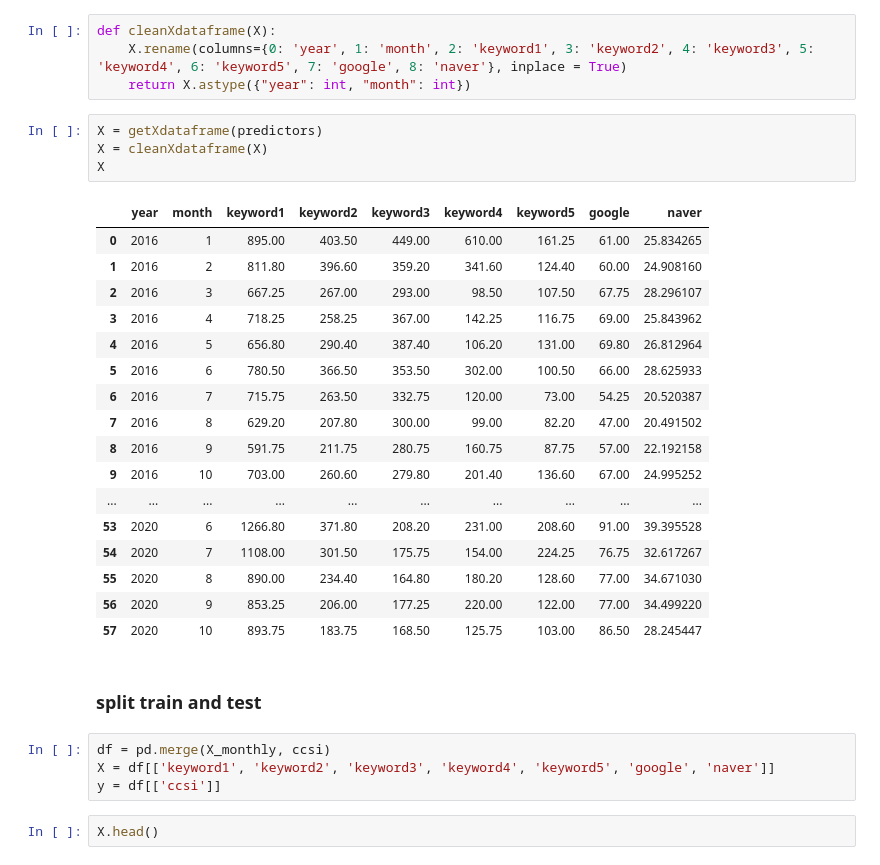
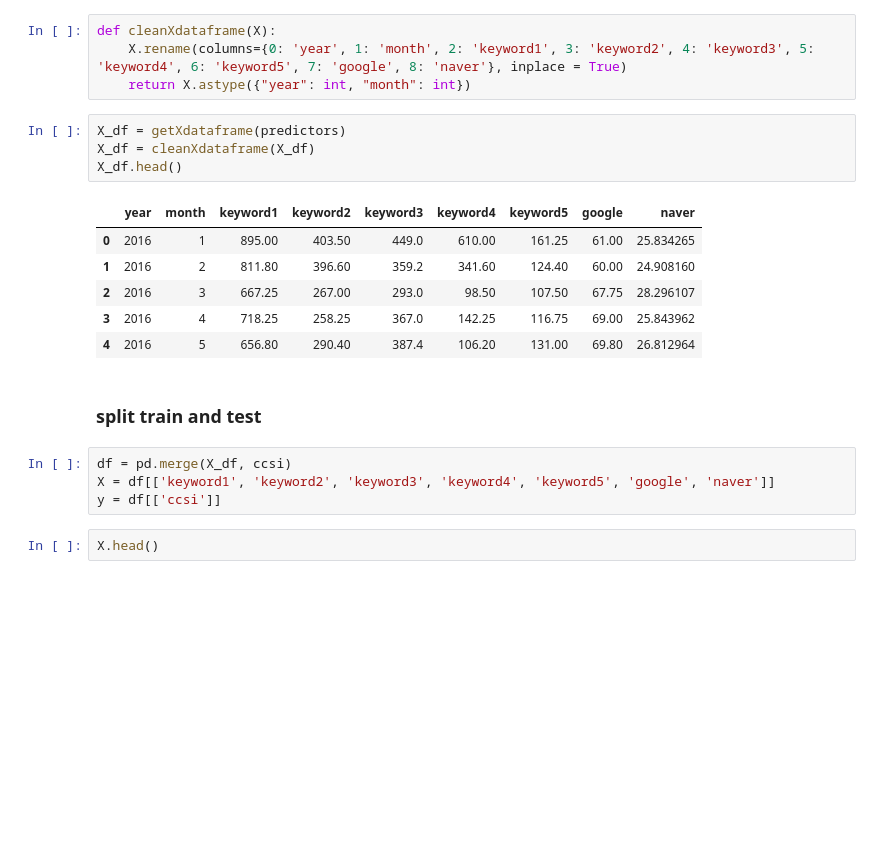
Before and after one commit to 2hyes/CLI-development, a Jupyter notebook: prediction-multiregression.ipynb, the cells around one changed output. Drawn from its saved outputs; the diff is of its cells as text; blank space fills up the shorter version.

```diff
--- a/prediction-multiregression.ipynb
+++ b/prediction-multiregression.ipynb
@@ -154,32 +176,21 @@ def getXdataframe(X):
 def cleanXdataframe(X):
     X.rename(columns={0: 'year', 1: 'month', 2: 'keyword1', 3: 'keyword2', 4: 'keyword3', 5: 'keyword4', 6: 'keyword5', 7: 'google', 8: 'naver'}, inplace = True)
     return X.astype({"year": int, "month": int})
-# %%
-X = getXdataframe(predictors)
-X = cleanXdataframe(X)
-X
-# %% [output]
-|  | year | month | keyword1 | keyword2 | keyword3 | keyword4 | keyword5 | google | naver |
-| 0 | 2016 | 1 | 895.00 | 403.50 | 449.00 | 610.00 | 161.25 | 61.00 | 25.834265 |
-| 1 | 2016 | 2 | 811.80 | 396.60 | 359.20 | 341.60 | 124.40 | 60.00 | 24.908160 |
-| 2 | 2016 | 3 | 667.25 | 267.00 | 293.00 | 98.50 | 107.50 | 67.75 | 28.296107 |
-| 3 | 2016 | 4 | 718.25 | 258.25 | 367.00 | 142.25 | 116.75 | 69.00 | 25.843962 |
-| 4 | 2016 | 5 | 656.80 | 290.40 | 387.40 | 106.20 | 131.00 | 69.80 | 26.812964 |
-| 5 | 2016 | 6 | 780.50 | 366.50 | 353.50 | 302.00 | 100.50 | 66.00 | 28.625933 |
-| 6 | 2016 | 7 | 715.75 | 263.50 | 332.75 | 120.00 | 73.00 | 54.25 | 20.520387 |
-| 7 | 2016 | 8 | 629.20 | 207.80 | 300.00 | 99.00 | 82.20 | 47.00 | 20.491502 |
-| 8 | 2016 | 9 | 591.75 | 211.75 | 280.75 | 160.75 | 87.75 | 57.00 | 22.192158 |
-| 9 | 2016 | 10 | 703.00 | 260.60 | 279.80 | 201.40 | 136.60 | 67.00 | 24.995252 |
-| ... | ... | ... | ... | ... | ... | ... | ... | ... | ... |
-| 53 | 2020 | 6 | 1266.80 | 371.80 | 208.20 | 231.00 | 208.60 | 91.00 | 39.395528 |
-| 54 | 2020 | 7 | 1108.00 | 301.50 | 175.75 | 154.00 | 224.25 | 76.75 | 32.617267 |
-| 55 | 2020 | 8 | 890.00 | 234.40 | 164.80 | 180.20 | 128.60 | 77.00 | 34.671030 |
-| 56 | 2020 | 9 | 853.25 | 206.00 | 177.25 | 220.00 | 122.00 | 77.00 | 34.499220 |
-| 57 | 2020 | 10 | 893.75 | 183.75 | 168.50 | 125.75 | 103.00 | 86.50 | 28.245447 |
+# %%
+X_df = getXdataframe(predictors)
+X_df = cleanXdataframe(X_df)
+X_df.head()
+# %% [output]
+|  | year | month | keyword1 | keyword2 | keyword3 | keyword4 | keyword5 | google | naver |
+| 0 | 2016 | 1 | 895.00 | 403.50 | 449.0 | 610.00 | 161.25 | 61.00 | 25.834265 |
+| 1 | 2016 | 2 | 811.80 | 396.60 | 359.2 | 341.60 | 124.40 | 60.00 | 24.908160 |
+| 2 | 2016 | 3 | 667.25 | 267.00 | 293.0 | 98.50 | 107.50 | 67.75 | 28.296107 |
+| 3 | 2016 | 4 | 718.25 | 258.25 | 367.0 | 142.25 | 116.75 | 69.00 | 25.843962 |
+| 4 | 2016 | 5 | 656.80 | 290.40 | 387.4 | 106.20 | 131.00 | 69.80 | 26.812964 |
 # %% [markdown]
 ### split train and test
 # %%
-df = pd.merge(X_monthly, ccsi)
+df = pd.merge(X_df, ccsi)
 X = df[['keyword1', 'keyword2', 'keyword3', 'keyword4', 'keyword5', 'google', 'naver']]
 y = df[['ccsi']]
 # %%
```
Also changed, not shown: parts of 16 cells of this notebook.
